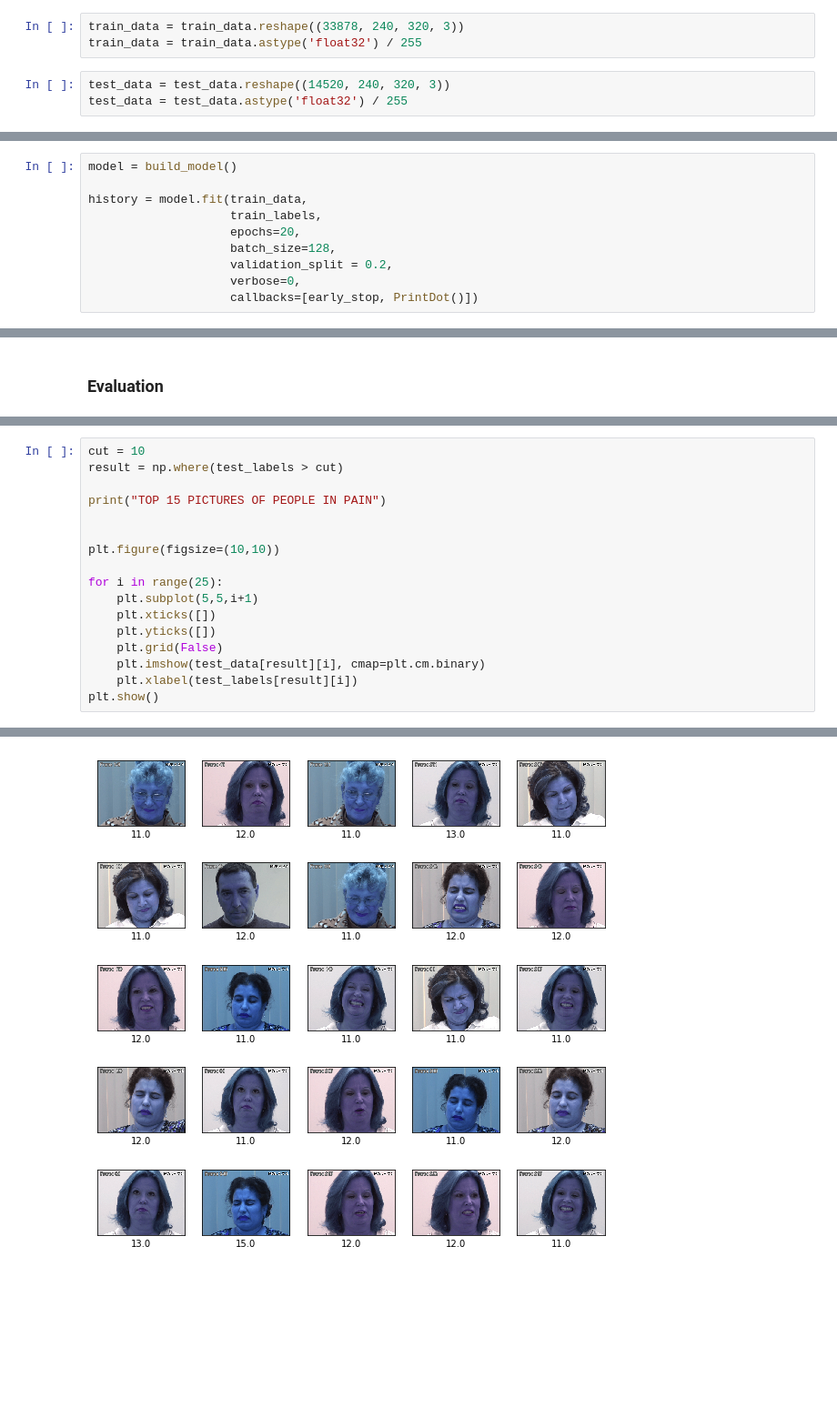
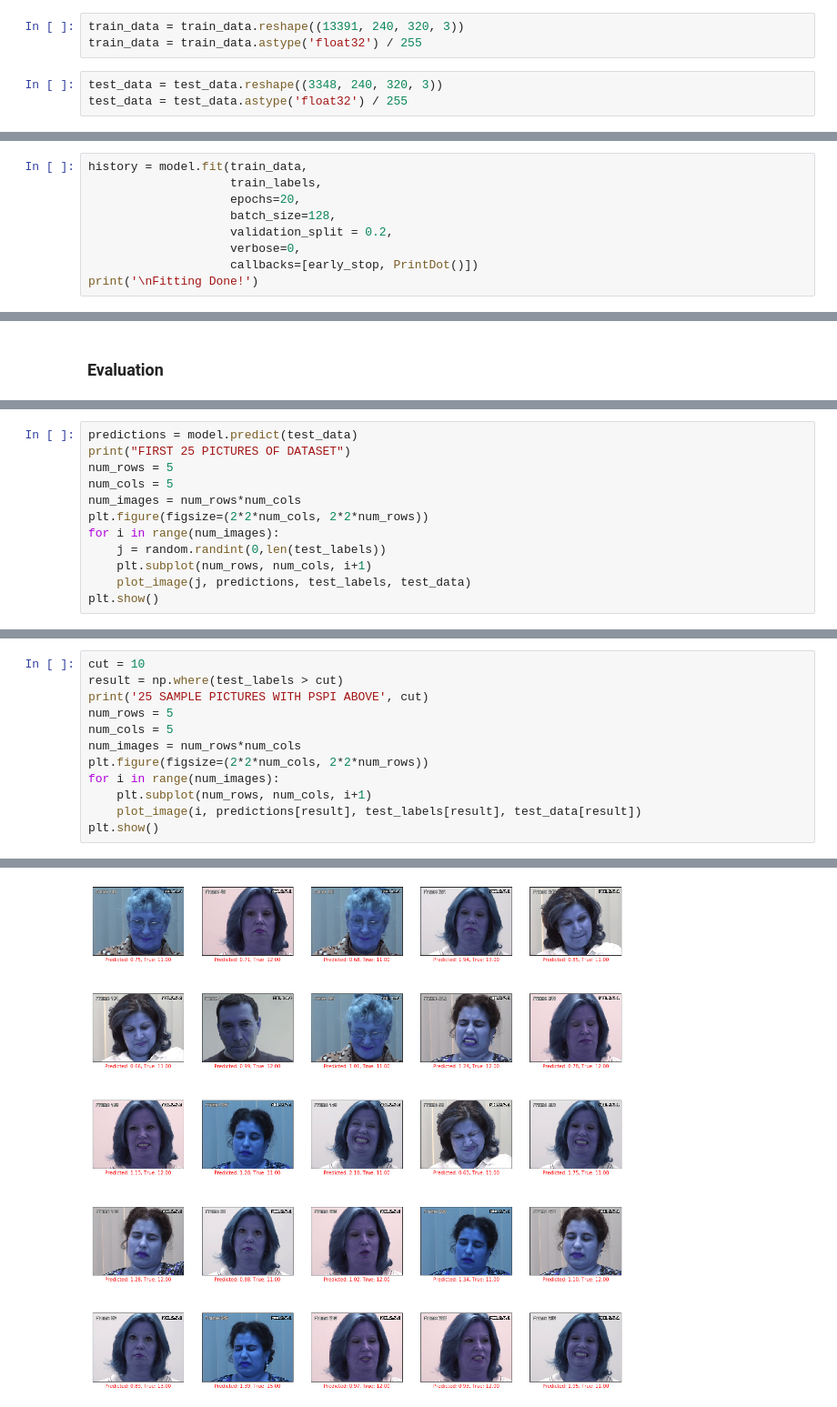
Before and after one commit to aramakrishnan1/w210-final-project, a Jupyter notebook: MAJ/pain_cnn_mse_earlystop.ipynb, the cells around one changed output, grey strips where cells are left out. Shown at 91% size. Saved outputs shown, nothing was run; the diff lists cells and outputs as text; blank space fills up the shorter version.

```diff
--- a/MAJ/pain_cnn_mse_earlystop.ipynb
+++ b/MAJ/pain_cnn_mse_earlystop.ipynb
@@ -64,6 +71,6 @@ Test Labels     : (14520,)
 # %%
-train_data = train_data.reshape((33878, 240, 320, 3))
+train_data = train_data.reshape((13391, 240, 320, 3))
 train_data = train_data.astype('float32') / 255
 # %%
-test_data = test_data.reshape((14520, 240, 320, 3))
+test_data = test_data.reshape((3348, 240, 320, 3))
 test_data = test_data.astype('float32') / 255
@@ -127,6 +236,4 @@ def build_model():
 # %%
-model = build_model()
-
 history = model.fit(train_data,
                     train_labels,
                     epochs=20,
@@ -134,4 +241,5 @@ history = model.fit(train_data,
                     validation_split = 0.2,
                     verbose=0,
                     callbacks=[early_stop, PrintDot()])
+print('\nFitting Done!')
 # %% [output]
@@ -163,0 +261,12 @@ model.evaluate(test_data, test_labels)
+# %%
+predictions = model.predict(test_data)
+print("FIRST 25 PICTURES OF DATASET")
+num_rows = 5
+num_cols = 5
+num_images = num_rows*num_cols
+plt.figure(figsize=(2*2*num_cols, 2*2*num_rows))
+for i in range(num_images):
+    j = random.randint(0,len(test_labels))
+    plt.subplot(num_rows, num_cols, i+1)
+    plot_image(j, predictions, test_labels, test_data)
+plt.show()
@@ -164,18 +276,13 @@ model.evaluate(test_data, test_labels)
 # %%
 cut = 10
 result = np.where(test_labels > cut)
-
-print("TOP 15 PICTURES OF PEOPLE IN PAIN")
-
-
-plt.figure(figsize=(10,10))
-
-for i in range(25):
-    plt.subplot(5,5,i+1)
-    plt.xticks([])
-    plt.yticks([])
-    plt.grid(False)
-    plt.imshow(test_data[result][i], cmap=plt.cm.binary)
-    plt.xlabel(test_labels[result][i])
+print('25 SAMPLE PICTURES WITH PSPI ABOVE', cut)
+num_rows = 5
+num_cols = 5
+num_images = num_rows*num_cols
+plt.figure(figsize=(2*2*num_cols, 2*2*num_rows))
+for i in range(num_images):
+    plt.subplot(num_rows, num_cols, i+1)
+    plot_image(i, predictions[result], test_labels[result], test_data[result])
 plt.show()
 # %% [output]
@@ -183 +290 @@ TOP 15 PICTURES OF PEOPLE IN PAIN
-[figure, old version]
+[figure, new version]
```
Also changed, not shown: parts of 16 cells of this notebook, 14 other files.
